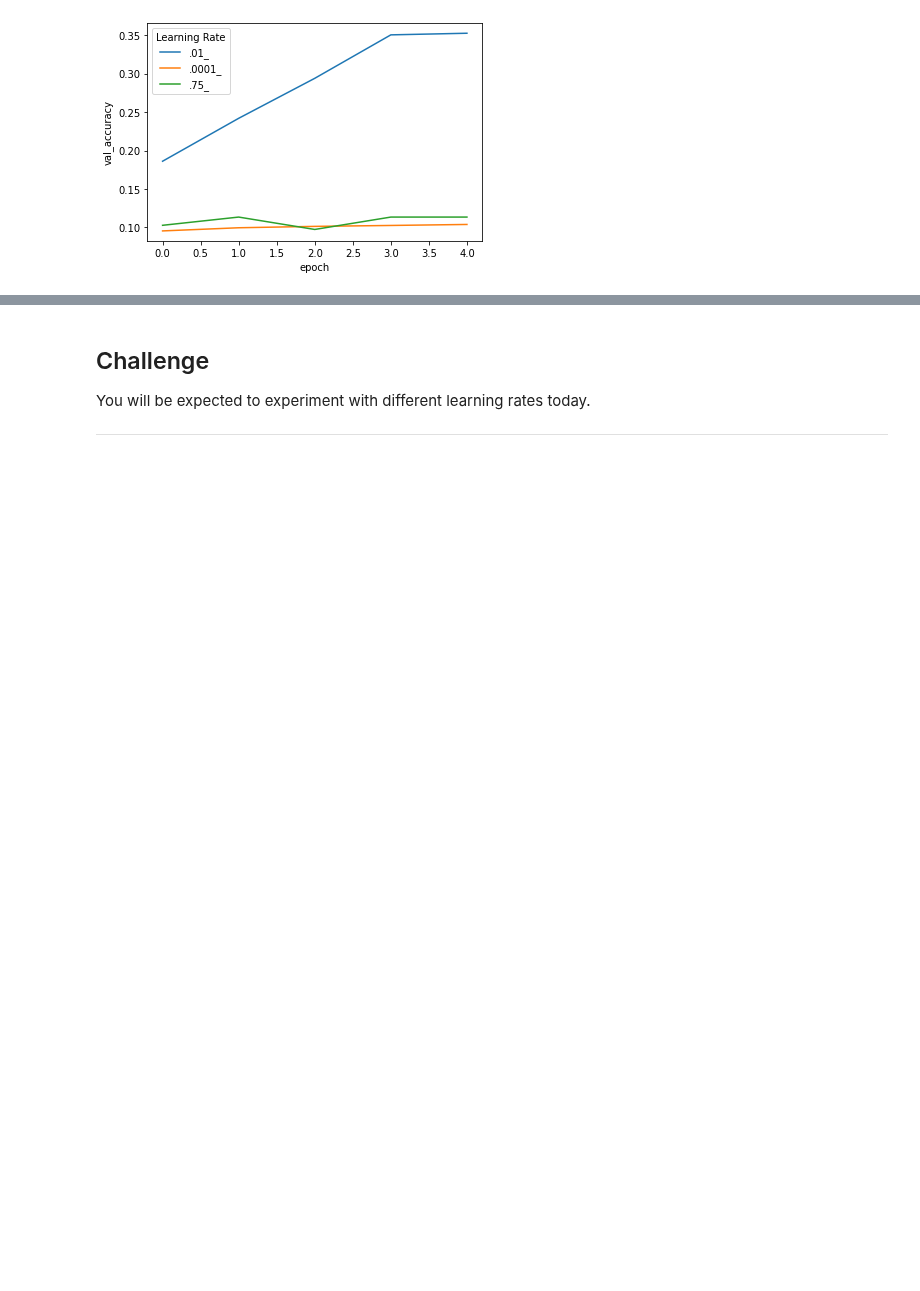
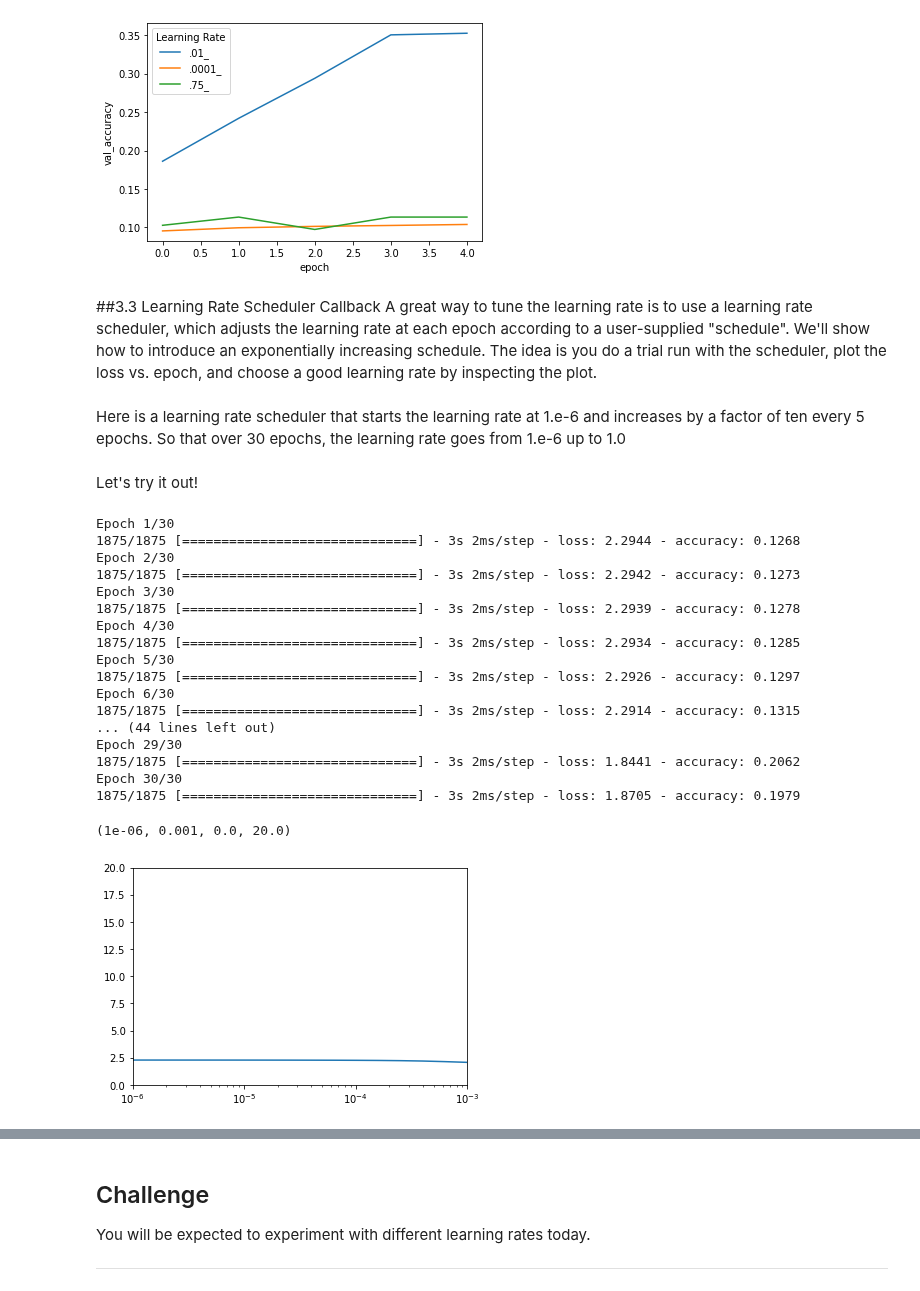
Before and after one commit to bloominstituteoftechnology/DS-Unit-4-Sprint-2-Neural-Networks, a Jupyter notebook: module2-Train/LS_DS_422_Train_Lecture.ipynb, the cells around one changed output, grey strips where cells are left out. Drawn from its saved outputs; the diff is of its cells as text; code cells hidden in the pictures; blank space fills up the shorter version.

```diff
--- a/module2-Train/LS_DS_422_Train_Lecture.ipynb
+++ b/module2-Train/LS_DS_422_Train_Lecture.ipynb
@@ -723,3 +723,44 @@ sns.lineplot(x='epoch', y='val_accuracy', hue='Learning Rate', data=df);
 plt.grid()
 # %% [output]
 [figure]
+# %% [markdown]
+##3.3 Learning Rate Scheduler Callback
+A great way to tune the learning rate is to use a learning rate scheduler, which adjusts the learning rate at each epoch according to a user-supplied "schedule". We'll show how to introduce an exponentially increasing schedule.
+The idea is you do a trial run with the scheduler, plot the loss vs. epoch, and choose a good learning rate by inspecting the plot.
+# %% [markdown]
+Here is a learning rate scheduler that starts the learning rate at 1.e-6 and increases by a factor of ten every 5 epochs. So that over 30 epochs, the learning rate goes from 1.e-6 up to 1.0
+# %%
+def scheduler(epoch):
+    lr = 1e-6 * 10**(epoch/5)
+    return lr
+
+# Here is the callback
+lr_schedule = tf.keras.callbacks.LearningRateScheduler(scheduler)
+# %% [markdown]
+Let's try it out!
+# %%
+# create the model and fit it, passing in the learning rate scheduler callback that we created
+epochs = 30
+batch_size = 32
+model = create_model()
+history = model.fit(X_train, y_train, batch_size=batch_size,callbacks=[lr_schedule] , epochs=epochs)
+# %% [output]
+Epoch 1/30
+1875/1875 [==============================] - 3s 2ms/step - loss: 2.2944 - accuracy: 0.1268
+Epoch 2/30
+1875/1875 [==============================] - 3s 2ms/step - loss: 2.2942 - accuracy: 0.1273
+Epoch 3/30
+1875/1875 [==============================] - 3s 2ms/step - loss: 2.2939 - accuracy: 0.1278
+Epoch 4/30
+1875/1875 [==============================] - 3s 2ms/step - loss: 2.2934 - accuracy: 0.1285
+Epoch 5/30
+1875/1875 [==============================] - 3s 2ms/step - loss: 2.2926 - accuracy: 0.1297
+Epoch 6/30
+1875/1875 [==============================] - 3s 2ms/step - loss: 2.2914 - accuracy: 0.1315
+... (44 lines left out)
+Epoch 29/30
+1875/1875 [==============================] - 3s 2ms/step - loss: 1.8441 - accuracy: 0.2062
+Epoch 30/30
+1875/1875 [==============================] - 3s 2ms/step - loss: 1.8705 - accuracy: 0.1979
+(1e-06, 0.001, 0.0, 20.0)
+[figure, added]
```
Also changed, not shown: parts of 31 cells of this notebook, 1 other file.
